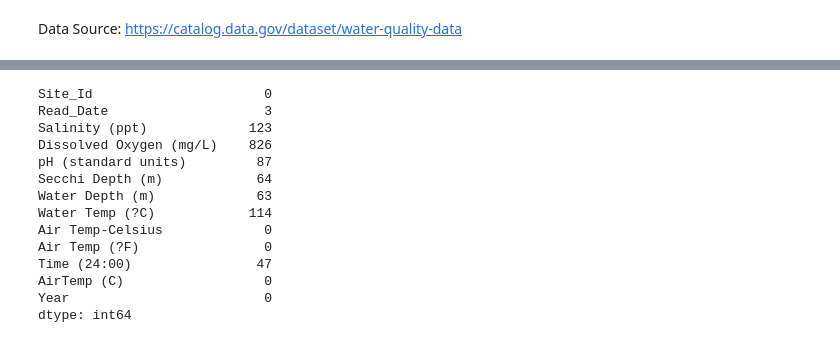
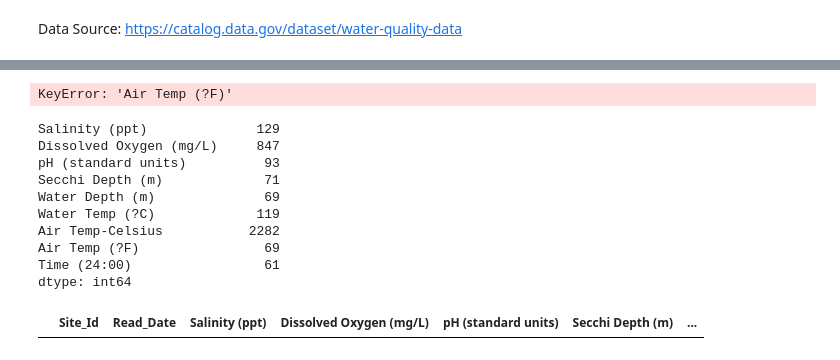
Before and after one commit to jsonavalos/Water-Quality, a Jupyter notebook: water-quality.ipynb, the cells around one changed output, grey strips where cells are left out. Cells and saved outputs as stored; diff of their text form; code cells hidden in the pictures.

Commit message:
Removed temperature columns for F and left only Celsius

```diff
--- a/water-quality.ipynb
+++ b/water-quality.ipynb
@@ -99,3 +104,7 @@ clean_df
 # %%
-clean_df[pd.isna(clean_df['Site_Id'])]
+all_missing = clean_df.isna().sum()
+missing_ten_or_less_indexes = clean_df.isna().sum()[(all_missing <= 10) & (all_missing > 0)].index
+print(f"Removing the following rows with more than 0 but less than 10 missing values: {missing_ten_or_less_indexes.tolist()}")
+clean_df[clean_df[missing_ten_or_less_indexes].isna().any(axis=1)]
+clean_df = clean_df[~clean_df[missing_ten_or_less_indexes].isna().any(axis=1)]
 # %% [output]
@@ -104,4 +125,2 @@ clean_df[pd.isna(clean_df['Site_Id'])]
 # %% [markdown]
 Data Source: https://catalog.data.gov/dataset/water-quality-data
-# %%
-clean_df.drop(clean_df[pd.isna(clean_df['Site_Id'])].index, inplace=True)
@@ -107,0 +143,5 @@ clean_df.drop(clean_df[pd.isna(clean_df['Site_Id'])].index, inplace=True)
+# %%
+# Replacing non-missing air temperature celsis to missing one and dropping duplicated information
+clean_df["Air Temp-Celsius"] = round(clean_df['AirTemp (C)'],2)
+# Dropping column Air Temp (?F) because it's a linear combination of C, if needed, F can be calculated using Air Temp_celsius (F)
+clean_df.drop(['AirTemp (C)', 'Air Temp (?F)'], axis=1, inplace=True)
@@ -108,22 +198,30 @@ clean_df.drop(clean_df[pd.isna(clean_df['Site_Id'])].index, inplace=True)
+# %%
+clean_df[clean_df["Air Temp (?F)"].isna()].index
+
+clean_df[clean_df["Air Temp (?F)"].isna()].index
+
+clean_df[clean_df["Air Temp-Celsius"].isna()].index
+# %% [output]
+KeyError: 'Air Temp (?F)'
 # %%
 # F not missing a lot
 #clean_df['Air Temp-Celsius'], clean_df['Air Temp (?F)']
-clean_df = clean_df[~(clean_df['Air Temp-Celsius'].isna() & clean_df['Air Temp (?F)'].isna())]
-clean_df['Air Temp-Celsius'] = round((clean_df['Air Temp (?F)'] -32)*(5/9.0),2)
+#clean_df = clean_df[~(clean_df['Air Temp-Celsius'].isna() & clean_df['Air Temp (?F)'].isna())]
+#clean_df['Air Temp-Celsius'] = round((clean_df['Air Temp (?F)'] -32)*(5/9.0),2)
 # %%
-clean_df.isna().sum()
+clean_df.isna().sum()[clean_df.isna().sum() > 0]
 # %% [output]
-Site_Id                      0
-Read_Date                    3
-Salinity (ppt)             123
-Dissolved Oxygen (mg/L)    826
-pH (standard units)         87
-Secchi Depth (m)            64
-Water Depth (m)             63
-Water Temp (?C)            114
-Air Temp-Celsius             0
-Air Temp (?F)                0
-Time (24:00)                47
-AirTemp (C)                  0
-Year                         0
+Salinity (ppt)              129
+Dissolved Oxygen (mg/L)     847
+pH (standard units)          93
+Secchi Depth (m)             71
+Water Depth (m)              69
+Water Temp (?C)             119
+Air Temp-Celsius           2282
+Air Temp (?F)                69
+Time (24:00)                 61
 dtype: int64
+# %%
+clean_df[clean_df['Read_Date'].isna()]
+# %% [output]
+|  | Site_Id | Read_Date | Salinity (ppt) | Dissolved Oxygen (mg/L) | pH (standard units) | Secchi Depth (m) | ... |
```
Also changed, not shown: parts of 12 cells of this notebook.
